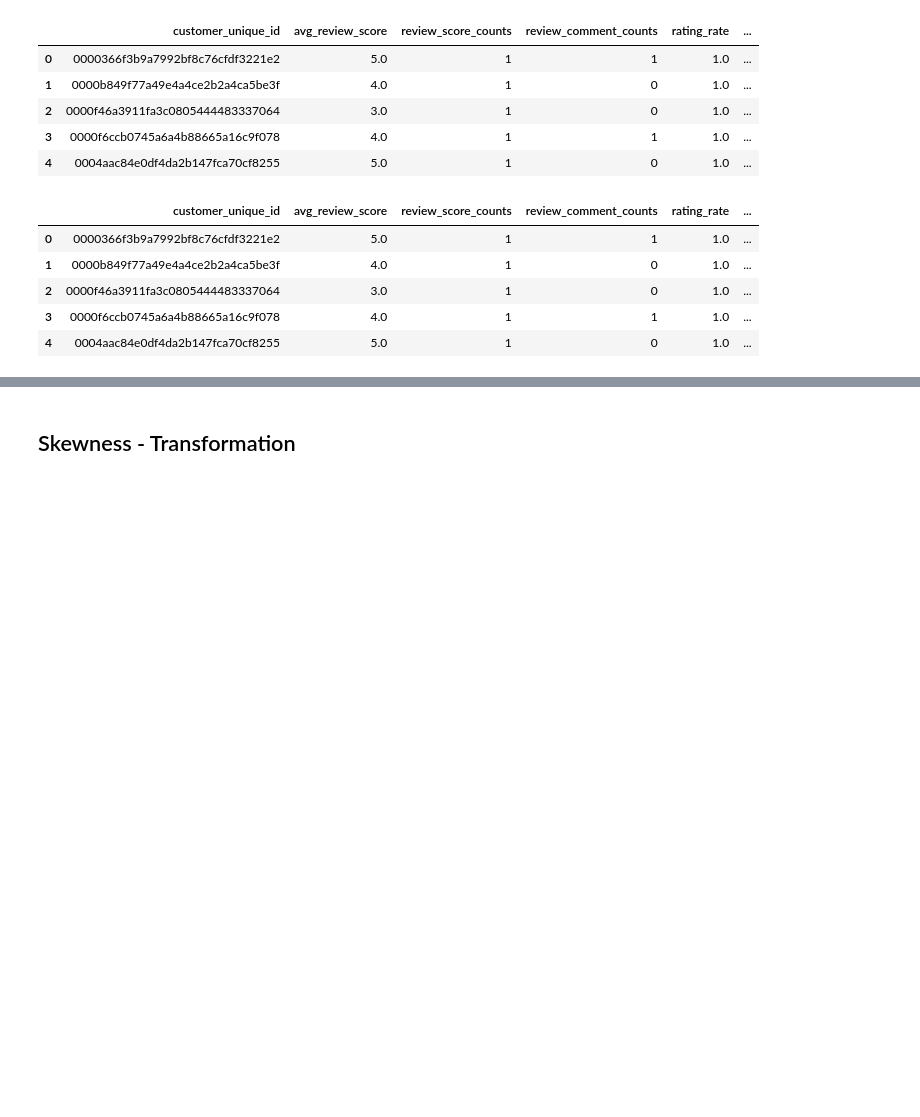
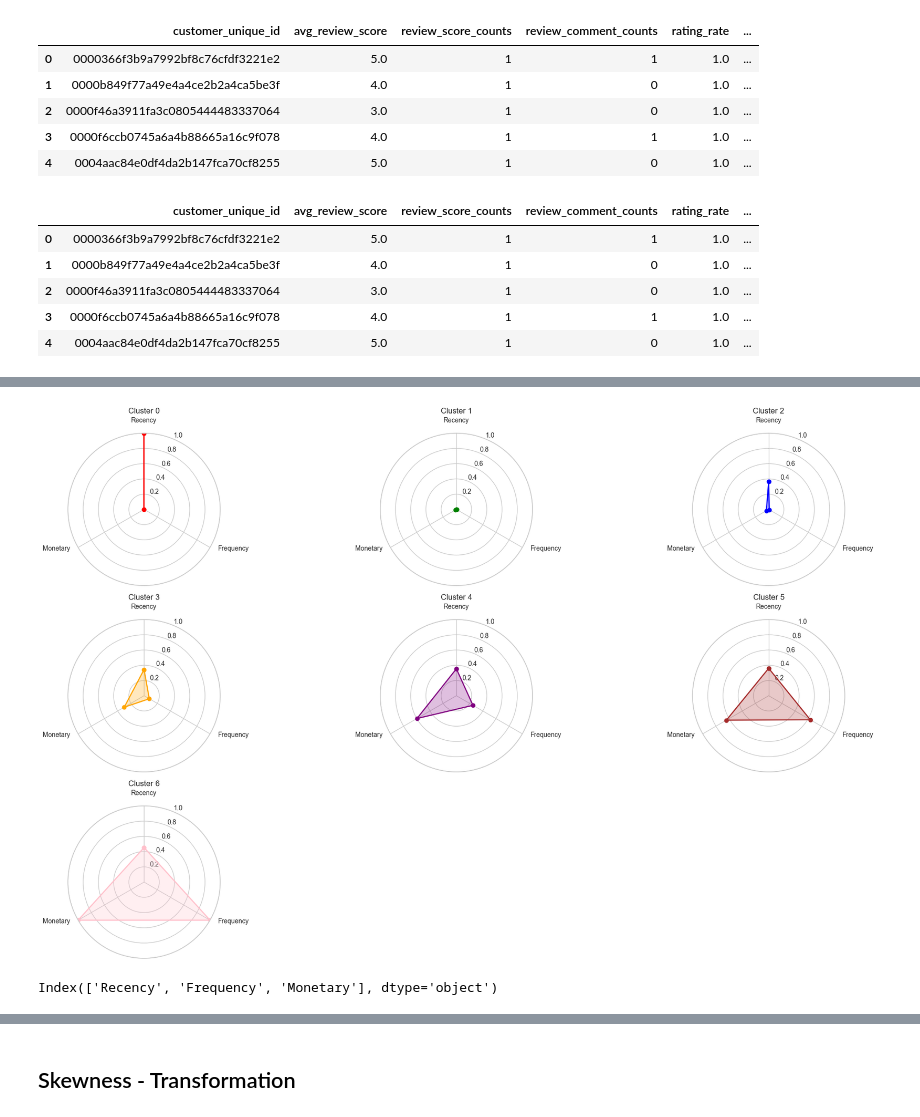
Before and after one commit to CherryLIUxj/Customer-Analysis-Based-On-Olist, a Jupyter notebook: SI618_projectIII.ipynb, the cells around one changed output, grey strips where cells are left out. Drawn from its saved outputs; the diff is of its cells as text; code cells hidden in the pictures; blank space fills up the shorter version.

```diff
--- a/SI618_projectIII.ipynb
+++ b/SI618_projectIII.ipynb
@@ -303,0 +535,2 @@ pd.read_csv('Generated_Dataset/customer_agg_4cluster_proc.csv').head()
+# %%
+customer_agg_rfm['OverallScore'] = customer_agg_rfm['RecencyCluster'] + customer_agg_rfm['FrequencyCluster'] + customer_agg_rfm['MonetaryCluster']
@@ -303,0 +555,3 @@ pd.read_csv('Generated_Dataset/customer_agg_4cluster_proc.csv').head()
+# %%
+rfm_df = customer_agg_rfm.groupby('OverallScore')[['Recency','Frequency','Monetary']].mean()
+rfm_df
@@ -303,0 +584,8 @@ pd.read_csv('Generated_Dataset/customer_agg_4cluster_proc.csv').head()
+# %%
+from sklearn.preprocessing import MinMaxScaler
+
+scaler = MinMaxScaler()
+rfm_scaled = scaler.fit_transform(rfm_df)
+
+rfm_scaled_df = pd.DataFrame(rfm_scaled, columns=rfm_df.columns)
+rfm_scaled_df
@@ -303,0 +603,4 @@ pd.read_csv('Generated_Dataset/customer_agg_4cluster_proc.csv').head()
+# %%
+rfm_scaled = rfm_scaled.tolist()
+
+rfm_scaled
@@ -303,0 +615,51 @@ pd.read_csv('Generated_Dataset/customer_agg_4cluster_proc.csv').head()
+# %%
+def make_radar_chart(ax, stats, attribute_labels, plot_str='-', color='b'):
+    angles = np.linspace(0, 2 * np.pi, len(attribute_labels), endpoint=False).tolist()
+    stats = np.concatenate((stats, [stats[0]]))  # Close the loop
+    angles += angles[:1]  # Close the loop
+
+    ax.set_theta_offset(np.pi / 2)
+    ax.set_theta_direction(-1)
+
+    ax.fill(angles, stats, alpha=0.25, color=color)
+    ax.plot(angles, stats, plot_str, marker='o', color=color)
+    ax.set_xticks(angles[:-1])
+    ax.set_xticklabels(attribute_labels)
+
+    # Setting the range for each axis
+    ax.set_ylim(0, 1)  # This sets the radial limits from 0 to 1
+
+    # Adjust the location and direction of labels
+    for label, angle in zip(ax.get_xticklabels(), angles):
+        if angle in (0, np.pi):
+            label.set_horizontalalignment('center')
+        elif 0 < angle < np.pi:
+            label.set_horizontalalignment('left')
+        else:
+            label.set_horizontalalignment('right')
+
+        label.set_verticalalignment('bottom')
+        label.set_rotation(np.degrees(angle))
+        label.set_rotation_mode('anchor')
+
+
+# Example of creating the radar charts
+fig, axs = plt.subplots(nrows=3, ncols=3, figsize=(20, 12), subplot_kw=dict(polar=True))
+colors = ['red', 'green', 'blue', 'orange', 'purple', 'brown', 'pink']
+
+# Assuming rfm_scaled is a list of scaled data arrays, each corresponding to a cluster
+for i, ax in enumerate(axs.flatten()):
+    if i < len(rfm_scaled):
+        make_radar_chart(ax, rfm_scaled[i], rfm_df.columns, color=colors[i % len(colors)])
+        ax.set_title(f'Cluster {i}')
+    else:
+        ax.set_visible(False)
+
+plt.tight_layout()
+plt.show()
+# %% [output]
+[figure, added]
+# %%
+rfm_df.columns
+# %% [output]
+Index(['Recency', 'Frequency', 'Monetary'], dtype='object')
```
Also changed, not shown: parts of 62 cells of this notebook, 1 other file.
